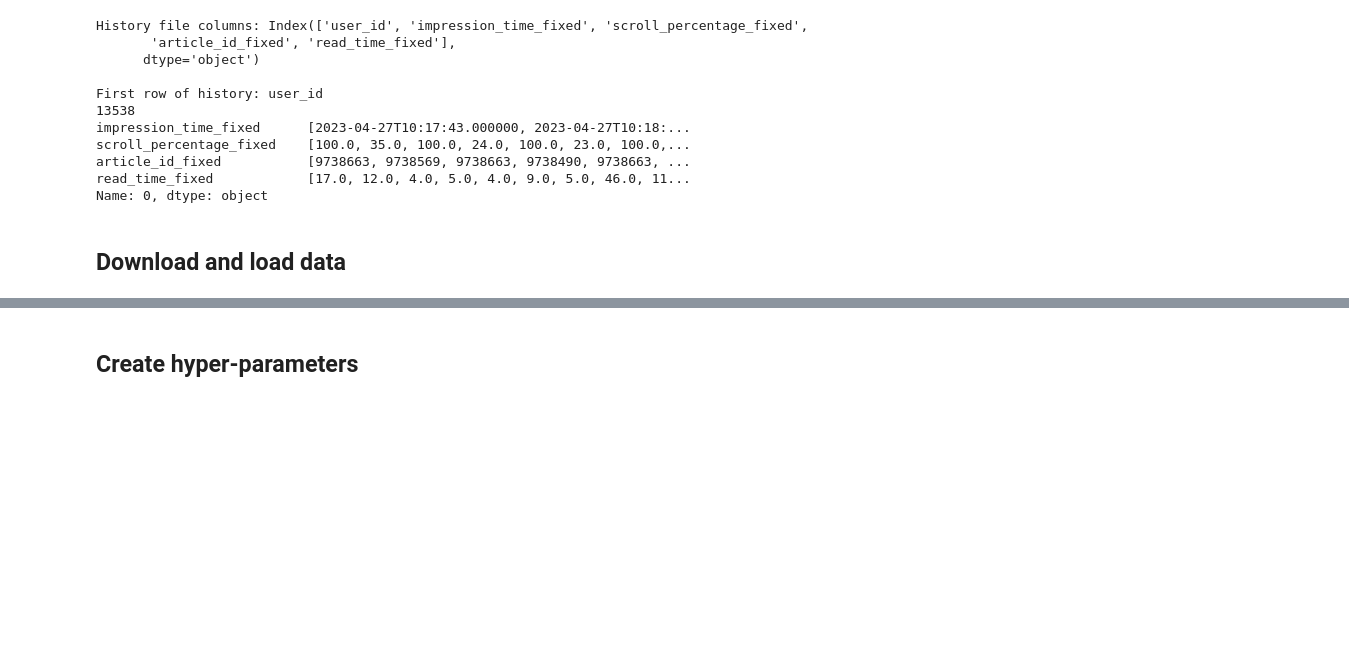
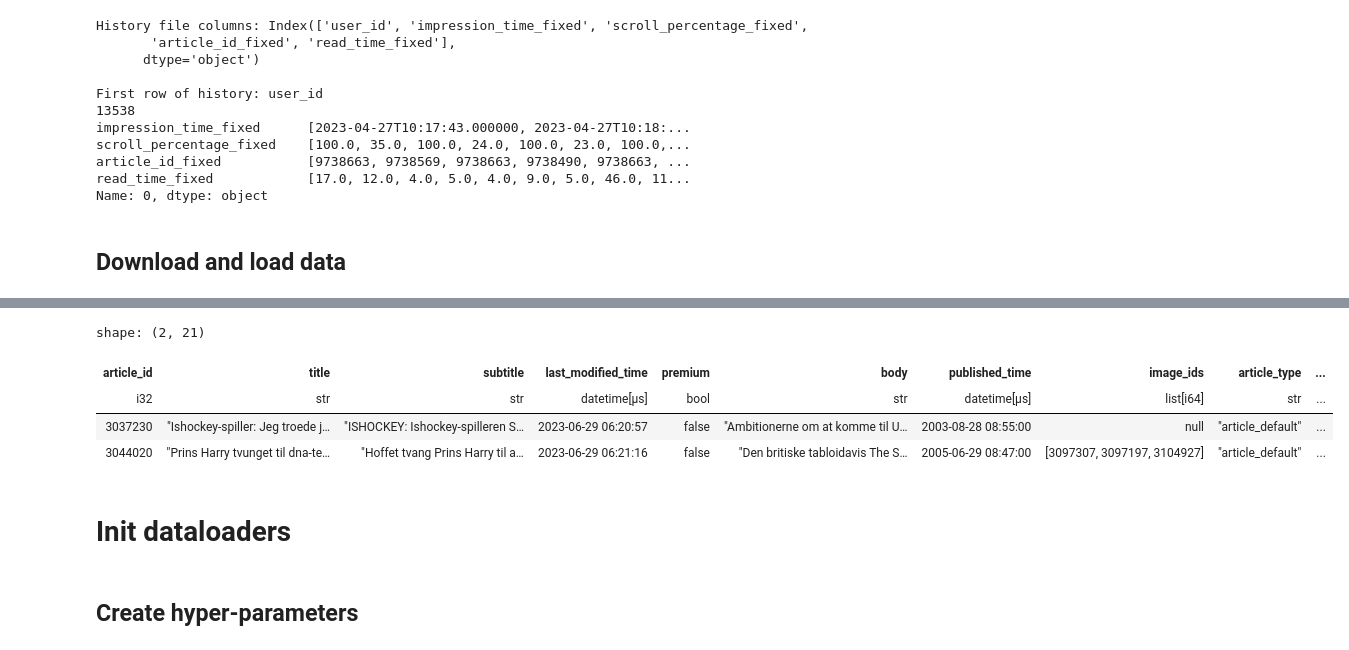
Before and after one commit to Gustavclausen1804/Deeplearning-RecSys-Challenge-2024, a Jupyter notebook: nrms_torch.ipynb, the cells around one changed output, grey strips where cells are left out. Cells and saved outputs as stored; diff of their text form; code cells hidden in the pictures; blank space fills up the shorter version.

Commit message:
setup of dataloaders in pytorch

```diff
--- a/nrms_torch.ipynb
+++ b/nrms_torch.ipynb
@@ -94,3 +99,6 @@ read_time_fixed            [17.0, 12.0, 4.0, 5.0, 4.0, 9.0, 5.0, 46.0, 11...
 Name: 0, dtype: object
 # %% [markdown]
 ## Download and load data
+# %%
+PATH = Path("./ebnerd_demo")  # Base path for your data directory
+print(PATH)
@@ -157,0 +172,9 @@ NameError: name 'PATH' is not defined
+# %%
+df_articles = pl.read_parquet(PATH.joinpath("articles.parquet"))
+df_articles.head(2)
+# %% [output]
+shape: (2, 21)
+| article_id | title | subtitle | last_modified_time | premium | body | published_time | image_ids | article_type | ... |
+| i32 | str | str | datetime[μs] | bool | str | datetime[μs] | list[i64] | str | ... |
+| 3037230 | "Ishockey-spiller: Jeg troede j… | "ISHOCKEY: Ishockey-spilleren S… | 2023-06-29 06:20:57 | false | "Ambitionerne om at komme til U… | 2003-08-28 08:55:00 | null | "article_default" | ... |
+| 3044020 | "Prins Harry tvunget til dna-te… | "Hoffet tvang Prins Harry til a… | 2023-06-29 06:21:16 | false | "Den britiske tabloidavis The S… | 2005-06-29 08:47:00 | [3097307, 3097197, 3104927] | "article_default" | ... |
@@ -157,0 +201,2 @@ NameError: name 'PATH' is not defined
+# %% [markdown]
+# Init dataloaders
```
Also changed, not shown: parts of 6 cells of this notebook, 8 other files.
